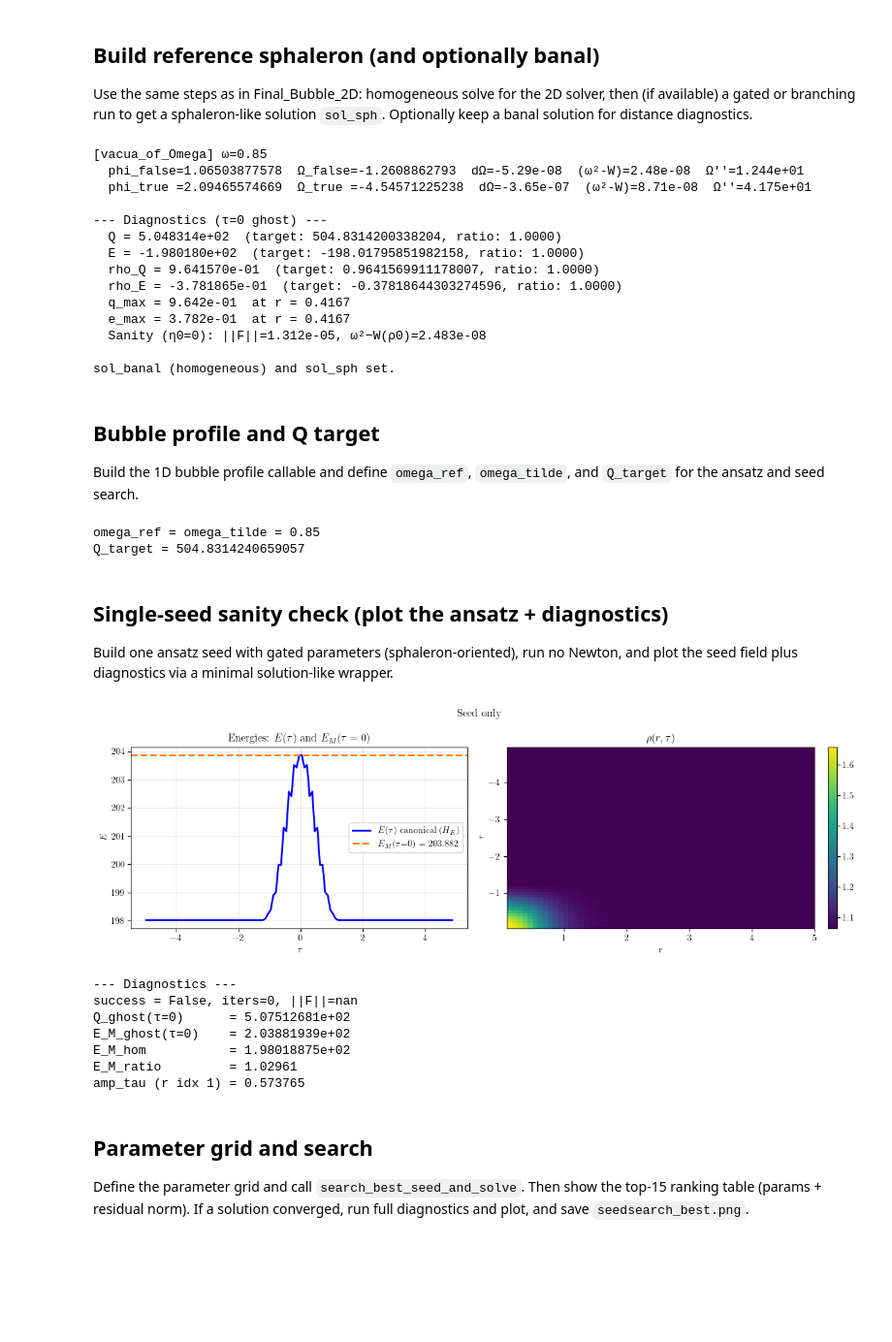
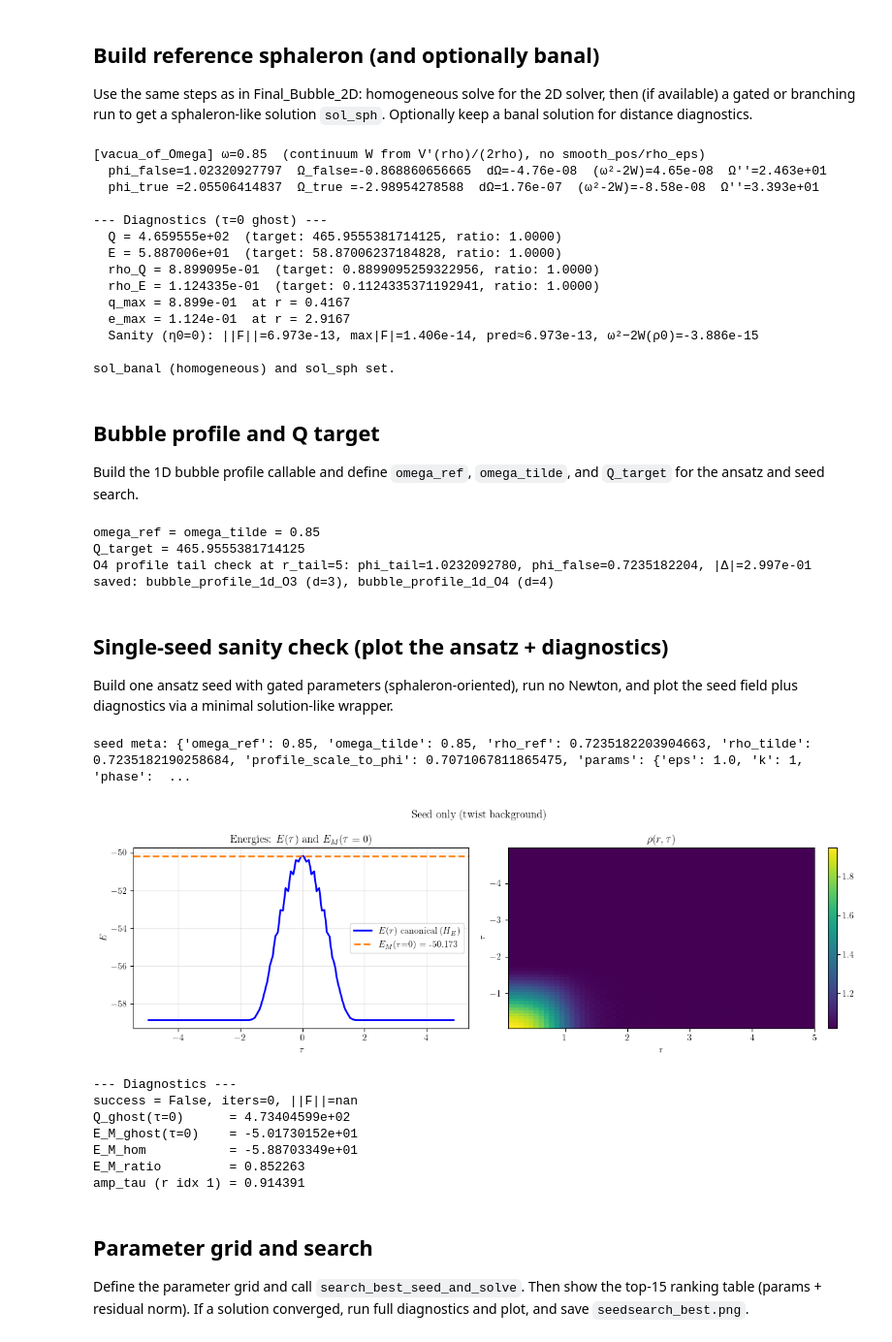
Before and after one commit to GiulioBarni/Qubble, a Jupyter notebook: Bubble_finder/notebooks/SeedSearch_NewAnsatz.ipynb, the cells around one changed output. Shown at 97% size. Saved outputs shown, nothing was run; the diff lists cells and outputs as text; code cells hidden in the pictures; blank space fills up the shorter version.

```diff
--- a/Bubble_finder/notebooks/SeedSearch_NewAnsatz.ipynb
+++ b/Bubble_finder/notebooks/SeedSearch_NewAnsatz.ipynb
@@ -58,8 +58,8 @@ Nr, Ntau = 60, 60
 Lr = 5
 beta = 10.0
 omega = float(OMEGA)
-rho_false, _ = vacua_of_Omega(PHI0, V1, V2, omega)
-rho0 = float(rho_false)
+rho_phys_false, _ = vacua_of_Omega(PHI0, V1, V2, omega)
+rho0 = float(rho_phys_false) / np.sqrt(2.0)  # solver expects |phi|, not rho_phys
 
 settings = Bubble2DSettings(
     Nr=Nr, Ntau=Ntau, Lr=Lr, beta=beta,
@@ -76,18 +76,18 @@ sol_banal = solver.solve(x0_hom, verbose=False)
 sol_sph = sol_banal
 print("sol_banal (homogeneous) and sol_sph set.")
 # %% [output]
-[vacua_of_Omega] ω=0.85
-  phi_false=1.06503877578  Ω_false=-1.2608862793  dΩ=-5.29e-08  (ω²-W)=2.48e-08  Ω''=1.244e+01
-  phi_true =2.09465574669  Ω_true =-4.54571225238  dΩ=-3.65e-07  (ω²-W)=8.71e-08  Ω''=4.175e+01
+[vacua_of_Omega] ω=0.85  (continuum W from V'(rho)/(2rho), no smooth_pos/rho_eps)
+  phi_false=1.02320927797  Ω_false=-0.868860656665  dΩ=-4.76e-08  (ω²-2W)=4.65e-08  Ω''=2.463e+01
+  phi_true =2.05506414837  Ω_true =-2.98954278588  dΩ=1.76e-07  (ω²-2W)=-8.58e-08  Ω''=3.393e+01
 
 --- Diagnostics (τ=0 ghost) ---
-  Q = 5.048314e+02  (target: 504.8314200338204, ratio: 1.0000)
-  E = -1.980180e+02  (target: -198.01795851982158, ratio: 1.0000)
-  rho_Q = 9.641570e-01  (target: 0.9641569911178007, ratio: 1.0000)
-  rho_E = -3.781865e-01  (target: -0.37818644303274596, ratio: 1.0000)
-  q_max = 9.642e-01  at r = 0.4167
-  e_max = 3.782e-01  at r = 0.4167
-  Sanity (η0=0): ||F||=1.312e-05, ω²−W(ρ0)=2.483e-08
+  Q = 4.659555e+02  (target: 465.9555381714125, ratio: 1.0000)
+  E = 5.887006e+01  (target: 58.87006237184828, ratio: 1.0000)
+  rho_Q = 8.899095e-01  (target: 0.8899095259322956, ratio: 1.0000)
+  rho_E = 1.124335e-01  (target: 0.1124335371192941, ratio: 1.0000)
+  q_max = 8.899e-01  at r = 0.4167
+  e_max = 1.124e-01  at r = 2.9167
+  Sanity (η0=0): ||F||=6.973e-13, max|F|=1.406e-14, pred≈6.973e-13, ω²−2W(ρ0)=-3.886e-15
 
 sol_banal (homogeneous) and sol_sph set.
 # %% [markdown]
@@ -98,6 +98,7 @@ Build the 1D bubble profile callable and define `omega_ref`, `omega_tilde`, and
 from Bubble_finder.ansatz_seed_search import (
     AnsatzParams, SeedScoreWeights,
     make_bubble_profile_1d_from_solve_bounce, make_bubble_profile_1d_from_arrays,
+    make_bubble_profile_1d_for_solver,
     build_seed_bubble, search_best_seed_and_solve,
     full_diagnostics, plot_solution_and_diagnostics,
 )
@@ -105,15 +106,34 @@ from Bubble_finder import observables_2d
 
 omega_ref = omega
 omega_tilde = omega
-bubble_profile_1d = make_bubble_profile_1d_from_solve_bounce(solve_bounce, PHI0, V1, V2)
+
+# 1D profiles auto-extended to cover full 2D solver domain
+bubble_profile_1d_O3 = make_bubble_profile_1d_for_solver(
+    solver, solve_bounce, PHI0, V1, V2, d=3
+)
+bubble_profile_1d_O4 = make_bubble_profile_1d_for_solver(
+    solver, solve_bounce, PHI0, V1, V2, d=4
+)
+
+# Backward-compatible alias used by existing cells
+bubble_profile_1d = bubble_profile_1d_O3
+
 Q_target = observables_2d.compute_charge_tau0_ghost_2d(
     solver, sol_banal.y, sol_banal.ybar, subtract_background=False
 )
+
+# Quick O(4) tail sanity
+_r_tail = float(np.max(solver.grid.r))
+_phi_tail_O4 = float(bubble_profile_1d_O4(float(omega_tilde), np.array([_r_tail]))[0][0])
 print("omega_ref = omega_tilde =", omega_ref)
 print("Q_target =", Q_target)
+print(f"O4 profile tail check at r_tail={_r_tail:.6g}: phi_tail={_phi_tail_O4:.10f}, phi_false={float(solver.rho0):.10f}, |Δ|={abs(_phi_tail_O4-float(solver.rho0)):.3e}")
+print("saved: bubble_profile_1d_O3 (d=3), bubble_profile_1d_O4 (d=4)")
 # %% [output]
 omega_ref = omega_tilde = 0.85
-Q_target = 504.8314240659057
+Q_target = 465.9555381714125
+O4 profile tail check at r_tail=5: phi_tail=1.0232092780, phi_false=0.7235182204, |Δ|=2.997e-01
+saved: bubble_profile_1d_O3 (d=3), bubble_profile_1d_O4 (d=4)
 # %% [markdown]
 ## Single-seed sanity check (plot the ansatz + diagnostics)
 
@@ -121,41 +141,45 @@ Build one ansatz seed with gated parameters (sphaleron-oriented), run no Newton,
 # %%
 params_gated = AnsatzParams(
     eps=1.0, k=1, phase=0.0, amp=1.0,
-    tau_gate_frac=0.25, tau_gate_center_frac=1.0,
+    tau_gate_frac=0.35, tau_gate_center_frac=1.0,
     r_window_frac=0.15,
+    include_twist_background=True,
+    twist_background_gated=False,
     include_tau_ramp=False, ramp_gated=True,
 )
-sol_sph_or_none = sol_sph if "sol_sph" in dir() else None
+sol_ref_seed = sol_sph if ("sol_sph" in dir() and sol_sph is not None) else sol_banal
 x0, meta = build_seed_bubble(
     solver,
     omega_ref=omega_ref,
     omega_tilde=omega_tilde,
-    bubble_profile_1d=bubble_profile_1d,
+    bubble_profile_1d=bubble_profile_1d_O3,
     params=params_gated,
-    sol_ref=sol_sph_or_none,
+    sol_ref=sol_ref_seed,
 )
+print("seed meta:", meta)
 y0, yb0 = solver.unpack(x0)
 
 class DummySol:
     def __init__(self, y, ybar):
         self.y = y
         self.ybar = ybar
         self.success = False
         self.iterations = 0
         self.residual_norm = np.nan
 
 dummy_sol = DummySol(y0, yb0)
 diag0 = full_diagnostics(solver, dummy_sol)
-plot_solution_and_diagnostics(solver, dummy_sol, diag0, title="Seed only")
+plot_solution_and_diagnostics(solver, dummy_sol, diag0, title="Seed only (twist background)")
 # %% [output]
+seed meta: {'omega_ref': 0.85, 'omega_tilde': 0.85, 'rho_ref': 0.7235182203904663, 'rho_tilde': 0.7235182190258684, 'profile_scale_to_phi': 0.7071067811865475, 'params': {'eps': 1.0, 'k': 1, 'phase':  ...
-[figure, old version]
+[figure, new version]
---- Diagnostics ---
-success = False, iters=0, ||F||=nan
-Q_ghost(τ=0)      = 5.07512681e+02
-E_M_ghost(τ=0)    = 2.03881939e+02
-E_M_hom           = 1.98018875e+02
-E_M_ratio         = 1.02961
-amp_tau (r idx 1) = 0.573765
+--- Diagnostics ---
+success = False, iters=0, ||F||=nan
+Q_ghost(τ=0)      = 4.73404599e+02
+E_M_ghost(τ=0)    = -5.01730152e+01
+E_M_hom           = -5.88703349e+01
+E_M_ratio         = 0.852263
+amp_tau (r idx 1) = 0.914391
 # %% [markdown]
 ## Parameter grid and search
 
```
Also changed, not shown: parts of 16 cells of this notebook, 19 other files.
